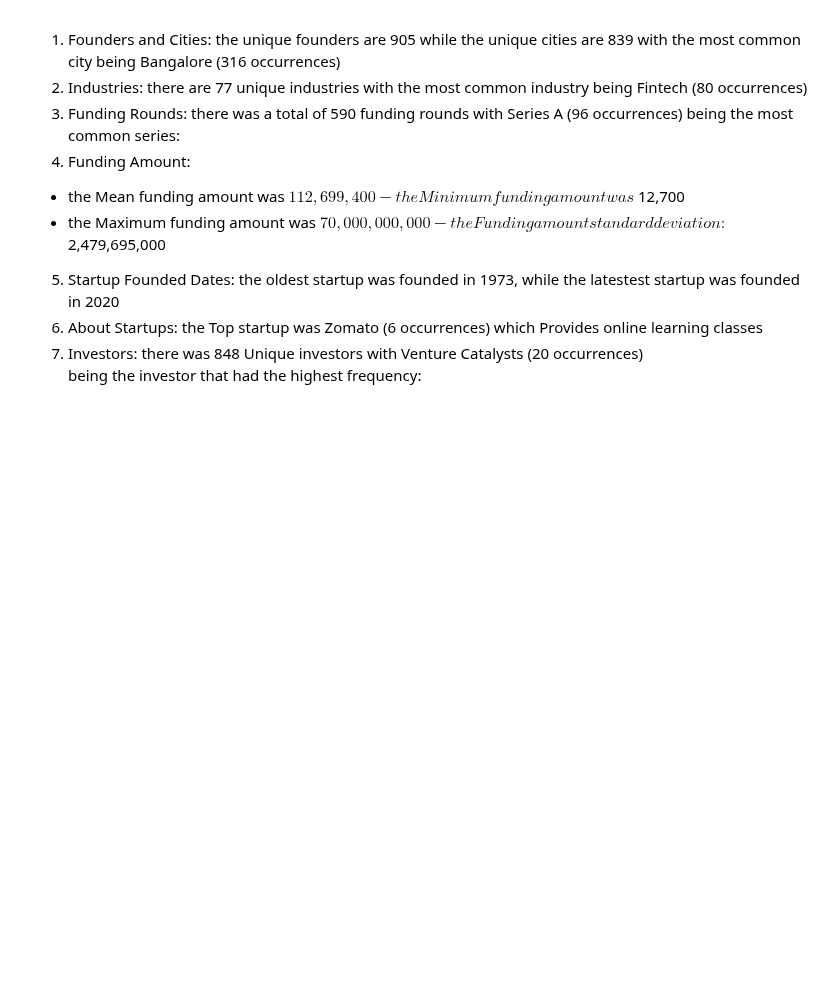
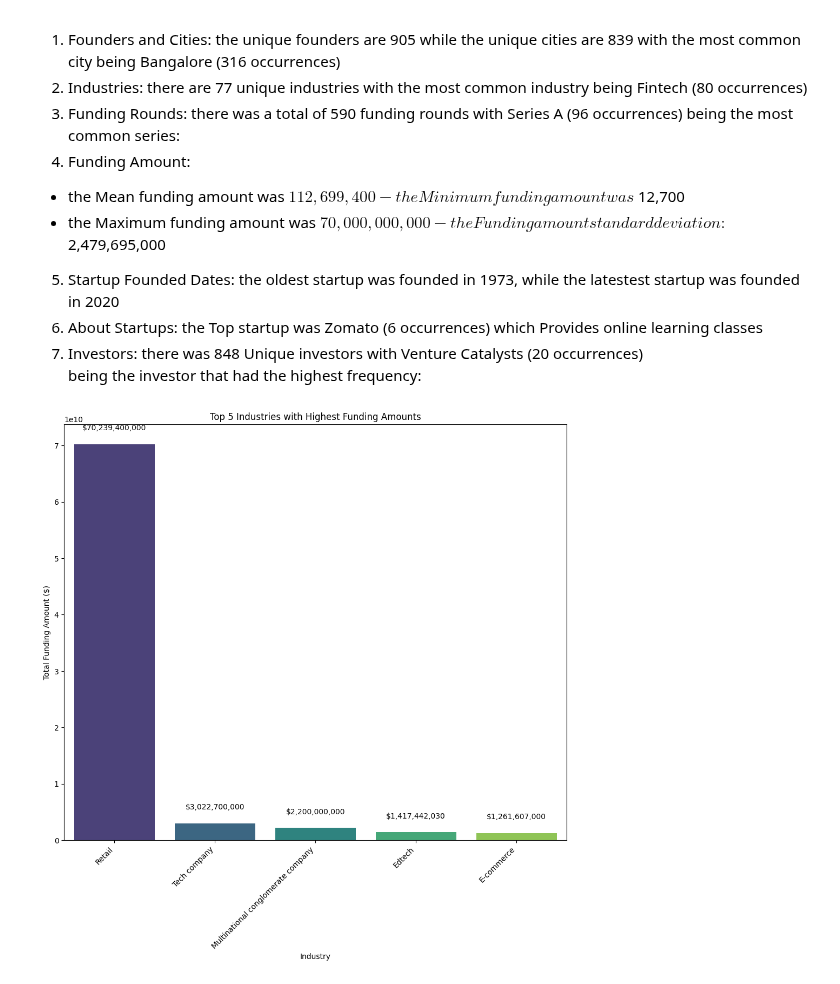
Before and after one commit to wamathaiwandeto/Indian-Startup-Ecosystem, a Jupyter notebook: project.ipynb, the cells around one changed output. Cells and saved outputs as stored; diff of their text form; code cells hidden in the pictures; blank space fills up the shorter version.

```diff
--- a/project.ipynb
+++ b/project.ipynb
@@ -1017,3 +1017,23 @@ The Total Records are 1052
 6. About Startups: the Top startup was Zomato (6 occurrences) which Provides online learning classes
 7. Investors: there was 848 Unique investors with Venture Catalysts (20 occurrences)
 being the investor that had the highest frequency:
+# %%
+# Filter out rows where 'amount' is not null
+df_filtered = df_2020[df_2020['amount'].notnull()]
+# Group by 'industry' and calculate the total funding amount for each industry
+industry_funding = df_filtered.groupby('industry')['amount'].sum().sort_values(ascending=False)
+# Select the top 5 industries
+top5_industries = industry_funding.head(5)
+# Plot a bar chart for the top 5 industries with the highest funding amounts
+plt.figure(figsize=(12, 10))
+sns.barplot(x=top5_industries.index, y=top5_industries.values, palette='viridis')
+plt.title('Top 5 Industries with Highest Funding Amounts')
+plt.xlabel('Industry')
+plt.ylabel('Total Funding Amount ($)')
+plt.xticks(rotation=45, ha='right')
+# Add data labels
+for i, amount in enumerate(top5_industries.values):
+    plt.text(i, amount + 0.05 * max(top5_industries.values), f"${amount:,.0f}", ha='center', va='top')
+plt.show()
+# %% [output]
+[figure, added]
```
Also changed, not shown: parts of 2 cells of this notebook, 1 other file.
